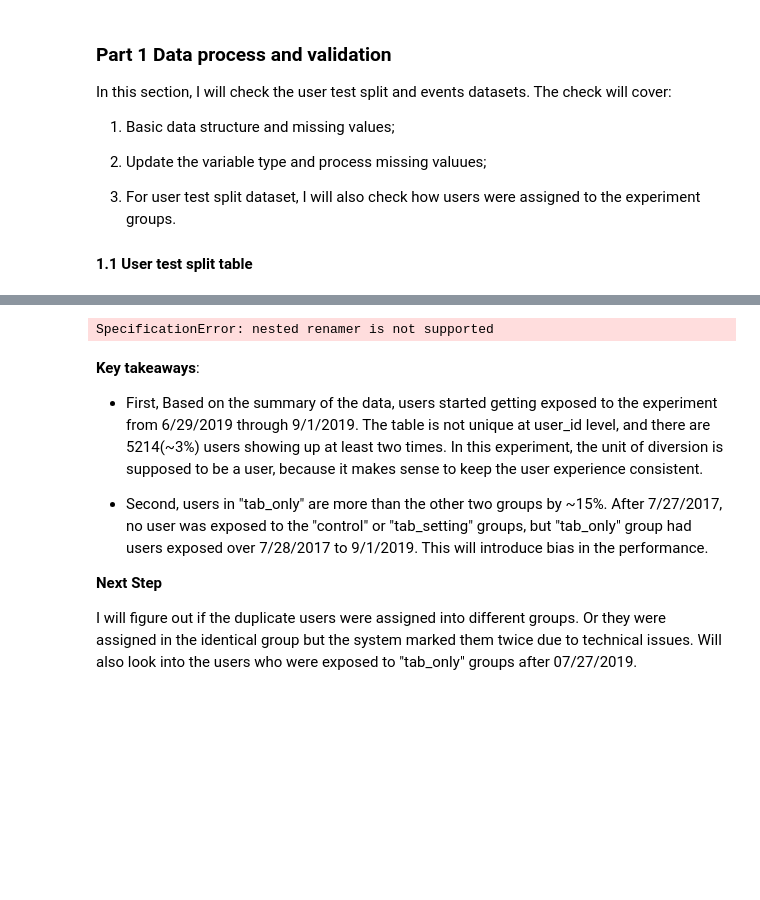
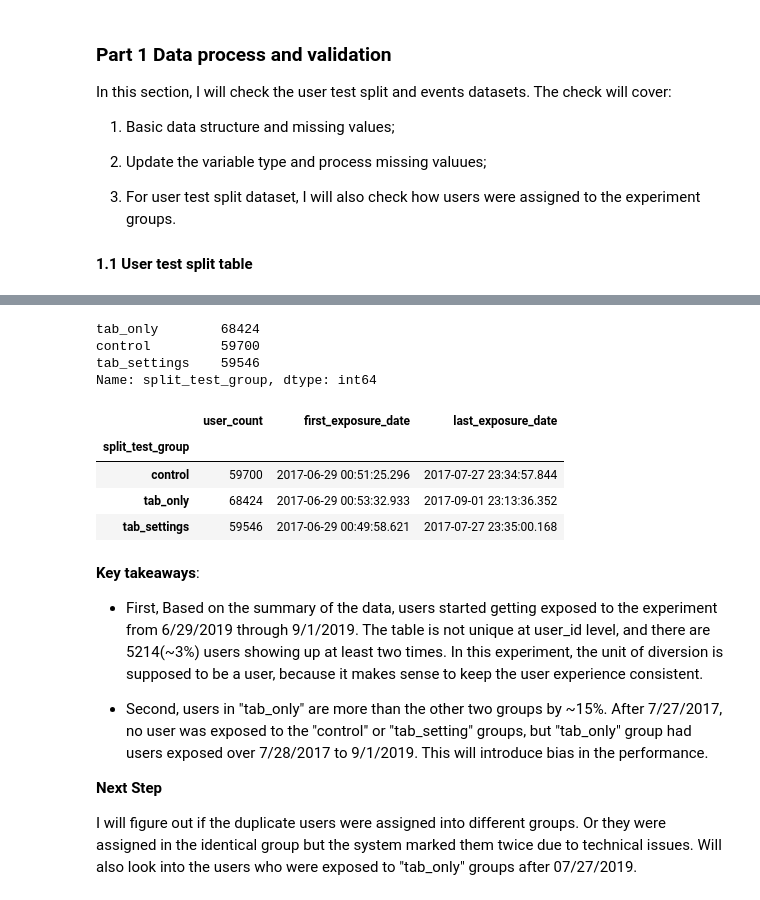
Before and after one commit to GoCodeDaHaohao/PythonNotes, a Jupyter notebook: Referral_Program_AB_Test_Analysis.ipynb, the cells around one changed output, grey strips where cells are left out. Saved outputs shown, nothing was run; the diff lists cells and outputs as text; code cells hidden in the pictures; blank space fills up the shorter version.

```diff
--- a/Referral_Program_AB_Test_Analysis.ipynb
+++ b/Referral_Program_AB_Test_Analysis.ipynb
@@ -85,12 +85,24 @@ split_test_exposures.describe(include="all")
 | freq | 2 | 187670 | 68424 | 2 | 18533 |
 | first | NaN | NaN | NaN | 2017-06-29 00:49:58.621000 | NaN |
 | last | NaN | NaN | NaN | 2017-09-01 23:13:36.352000 | NaN |
+# %%
+split_test_exposures.split_test_group.value_counts()
+# %% [output]
+tab_only        68424
+control         59700
+tab_settings    59546
+Name: split_test_group, dtype: int64
 # %%
 #check how experiment groups were split
-split_test_exposures.groupby("split_test_group")["exposed_time"].agg({"user_count":"count","start_time":"min",
-                                                                      "end_date":"max"})
+split_grp=split_test_exposures.groupby("split_test_group")["exposed_time"].agg(["count","min","max"])
+split_grp.columns=["user_count","first_exposure_date","last_exposure_date"]
+split_grp
 # %% [output]
-SpecificationError: nested renamer is not supported
+|  | user_count | first_exposure_date | last_exposure_date |
+| split_test_group |  |  |  |
+| control | 59700 | 2017-06-29 00:51:25.296 | 2017-07-27 23:34:57.844 |
+| tab_only | 68424 | 2017-06-29 00:53:32.933 | 2017-09-01 23:13:36.352 |
+| tab_settings | 59546 | 2017-06-29 00:49:58.621 | 2017-07-27 23:35:00.168 |
 # %% [markdown]
 **Key takeaways**:
 
```
Also changed, not shown: parts of 18 cells of this notebook.
